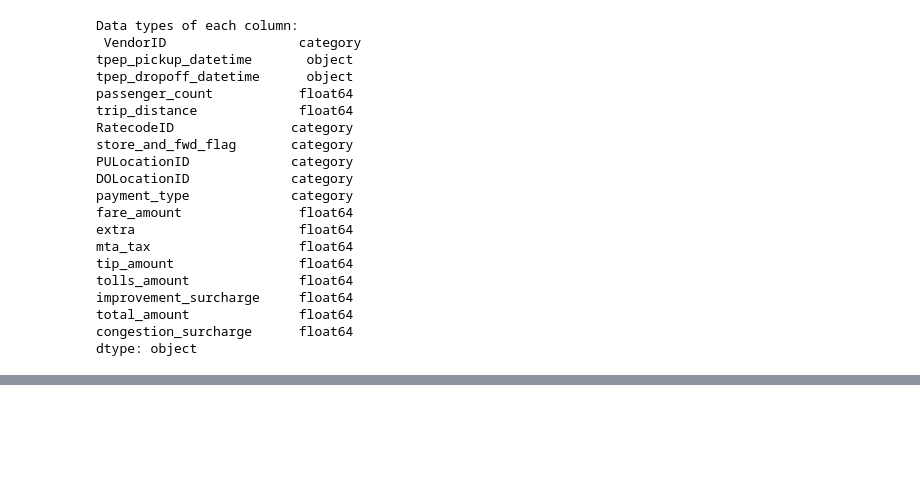
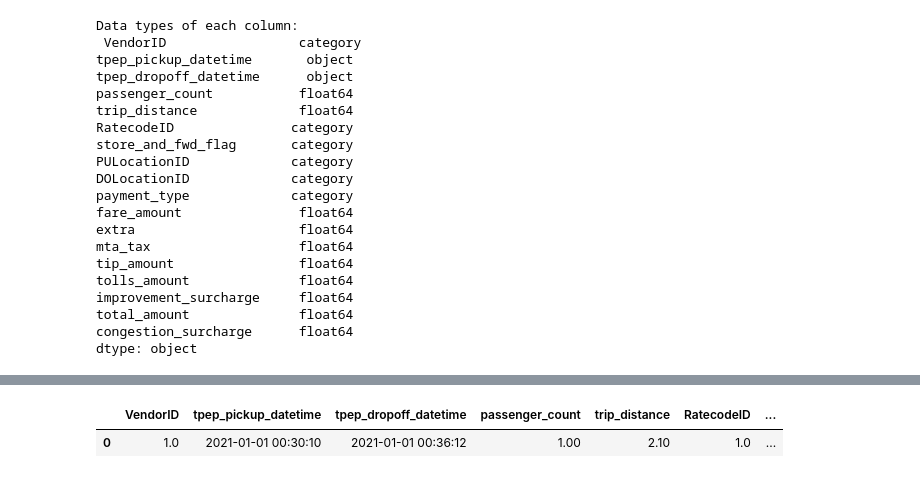
Before and after one commit to doli99/Advanced_Data_Analytics_Advanced_Programming_UNIL_MsCM_BA_Mariam_Dolidze_2024, a Jupyter notebook: Data_Preparation.ipynb, the cells around one changed output, grey strips where cells are left out. Saved outputs shown, nothing was run; the diff lists cells and outputs as text; code cells hidden in the pictures; blank space fills up the shorter version.

```diff
--- a/Data_Preparation.ipynb
+++ b/Data_Preparation.ipynb
@@ -472,0 +470,16 @@ dtype: object
+# %%
+# Function to load a pickle file and convert to a Dask DataFrame
+def load_pickle_as_dask(filepath):
+    # Read the pickle file using Pandas
+    pdf = pd.read_pickle(filepath)
+    # Convert the Pandas DataFrame to a Dask DataFrame
+    return dd.from_pandas(pdf, npartitions=10)
+
+# Load data using the function defined above
+df1 = load_pickle_as_dask("/Users/md/Desktop/python_project/df1.pkl")
+df2 = load_pickle_as_dask("/Users/md/Desktop/python_project/df2.pkl")
+df3 = load_pickle_as_dask("/Users/md/Desktop/python_project/df3.pkl")
+df4 = load_pickle_as_dask("/Users/md/Desktop/python_project/df4.pkl")
+
+# Combine dataframes using Dask
+df_combined = dd.concat([df1, df2, df3, df4])
@@ -472,0 +490,5 @@ dtype: object
+# %%
+df_combined.head(1)
+# %% [output]
+|  | VendorID | tpep_pickup_datetime | tpep_dropoff_datetime | passenger_count | trip_distance | RatecodeID | ... |
+| 0 | 1.0 | 2021-01-01 00:30:10 | 2021-01-01 00:36:12 | 1.00 | 2.10 | 1.0 | ... |
```
Also changed, not shown: parts of 37 cells of this notebook.
